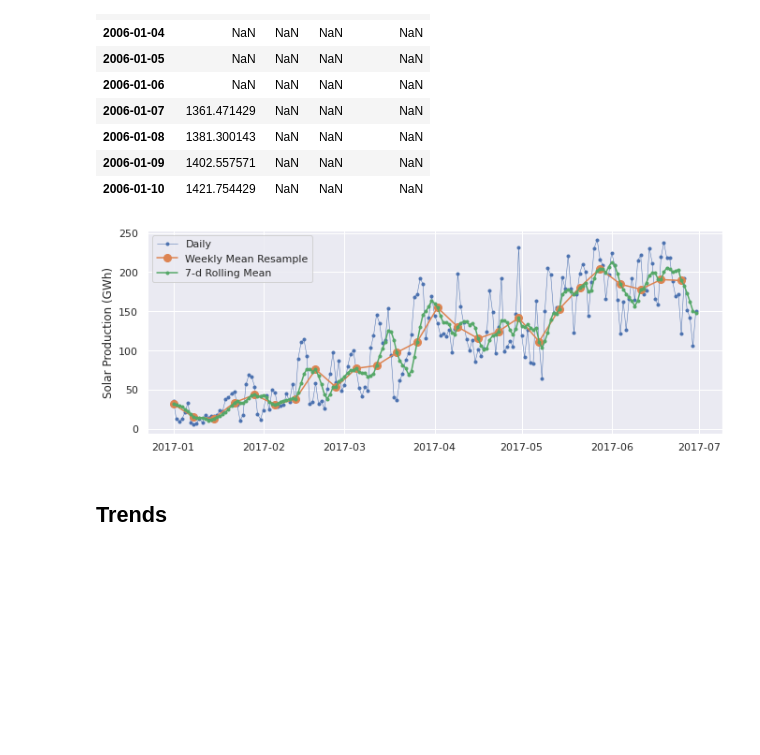
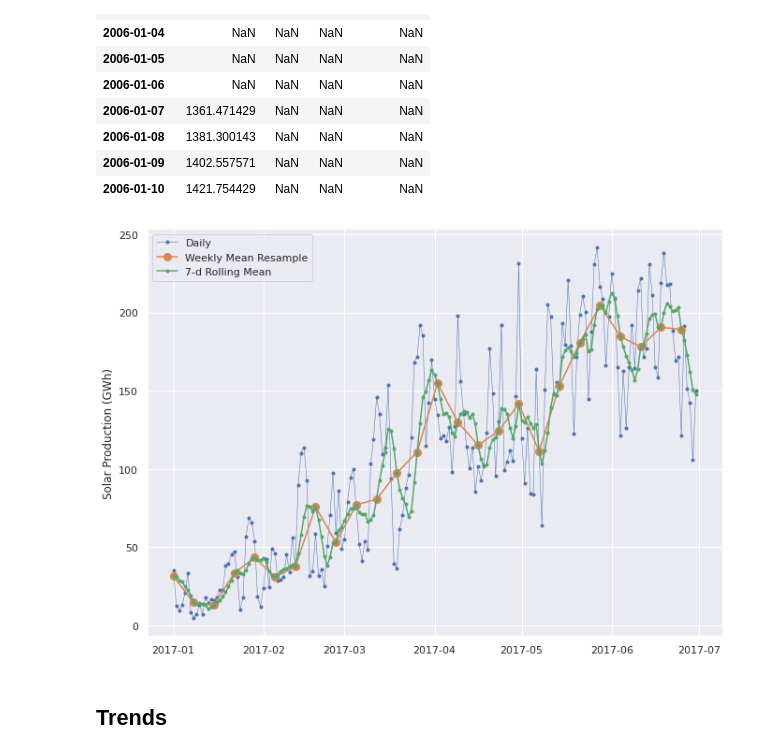
Before and after one commit to icta-tecaji/python-data-analysis-public, a Jupyter notebook: Del_10_Timeseries/10_Timeseries_CLEAN.ipynb, the cells around one changed output. Drawn from its saved outputs; the diff is of its cells as text; code cells hidden in the pictures; blank space fills up the shorter version.

```diff
--- a/Del_10_Timeseries/10_Timeseries_CLEAN.ipynb
+++ b/Del_10_Timeseries/10_Timeseries_CLEAN.ipynb
@@ -682,3 +807,8 @@ DatetimeIndex(['1998-03-10', '1998-03-11', '1998-03-12', '1998-03-13',
 </table>
 # %% [markdown]
 ## Resampling
+# %%
+data_columns = ["Consumption", "Wind", "Solar", "Wind+Solar"]
+
+opsd_weekly_mean = opsd_daily[data_columns].resample("W").mean()
+opsd_weekly_mean.head(10)
@@ -755,31 +950,31 @@ opsd_7d.head(10)
 # %%
 # Start and end of the date range to extract
 start, end = '2017-01', '2017-06'
 
 # Plot daily, weekly resampled, and 7-day rolling mean time series together
-fig, ax = plt.subplots()
+fig, ax = plt.subplots(figsize=(11,8))
 
 ax.plot(opsd_daily.loc[start:end, 'Solar'],
         marker='.',
         linestyle='-',
         linewidth=0.5,
         label='Daily')
 
 ax.plot(opsd_weekly_mean.loc[start:end, 'Solar'],
         marker='o',
         markersize=8,
         linestyle='-',
         label='Weekly Mean Resample')
 
 ax.plot(opsd_7d.loc[start:end, 'Solar'],
         marker='.',
         linestyle='-',
         label='7-d Rolling Mean')
 
 ax.set_ylabel('Solar Production (GWh)')
 ax.legend()
 plt.show()
 # %% [output]
-[figure, old version]
+[figure, new version]
 # %% [markdown]
 ## Trends
```
Also changed, not shown: parts of 29 cells of this notebook.
